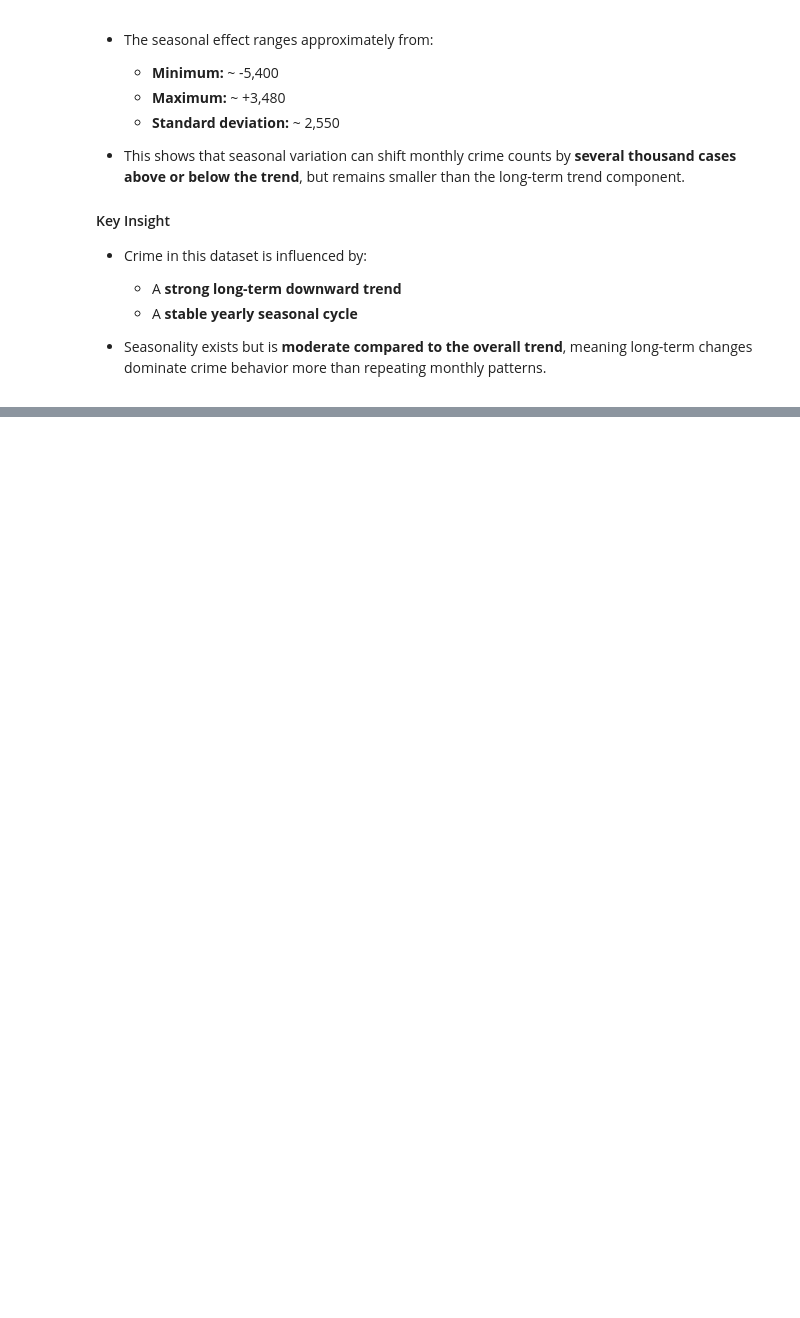
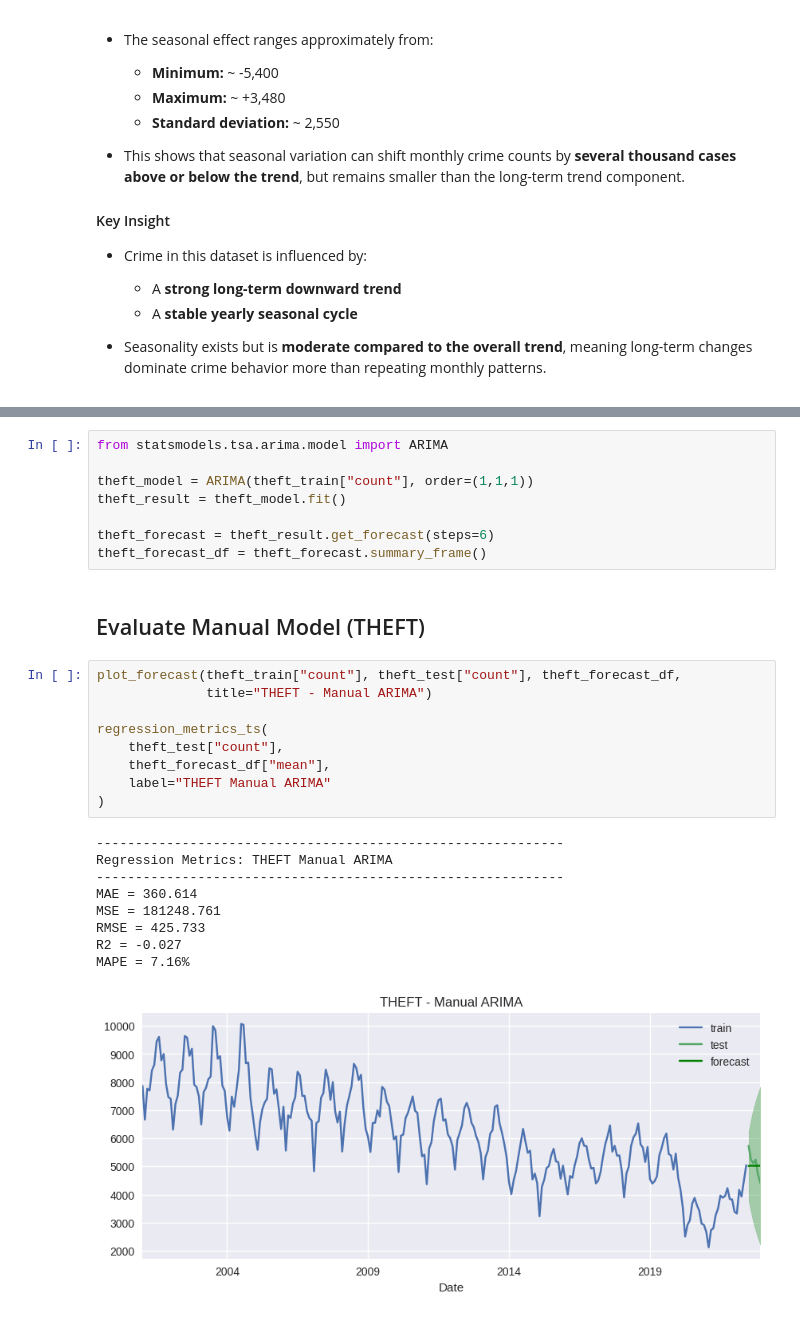
Before and after one commit to Maryam-Skaik/chicago-crime-time-series-analysis, a Jupyter notebook: notebook/chicago_crime_time_series_analysis.ipynb, the cells around one changed output, grey strips where cells are left out. Cells and saved outputs as stored; diff of their text form; blank space fills up the shorter version.

```diff
--- a/notebook/chicago_crime_time_series_analysis.ipynb
+++ b/notebook/chicago_crime_time_series_analysis.ipynb
@@ -713,0 +892,29 @@ plt.show()
+# %%
+from statsmodels.tsa.arima.model import ARIMA
+
+theft_model = ARIMA(theft_train["count"], order=(1,1,1))
+theft_result = theft_model.fit()
+
+theft_forecast = theft_result.get_forecast(steps=6)
+theft_forecast_df = theft_forecast.summary_frame()
+# %% [markdown]
+## Evaluate Manual Model (THEFT)
+# %%
+plot_forecast(theft_train["count"], theft_test["count"], theft_forecast_df,
+              title="THEFT - Manual ARIMA")
+
+regression_metrics_ts(
+    theft_test["count"],
+    theft_forecast_df["mean"],
+    label="THEFT Manual ARIMA"
+)
+# %% [output]
+------------------------------------------------------------
+Regression Metrics: THEFT Manual ARIMA
+------------------------------------------------------------
+MAE = 360.614
+MSE = 181248.761
+RMSE = 425.733
+R2 = -0.027
+MAPE = 7.16%
+[figure, added]
```
Also changed, not shown: parts of 43 cells of this notebook.
